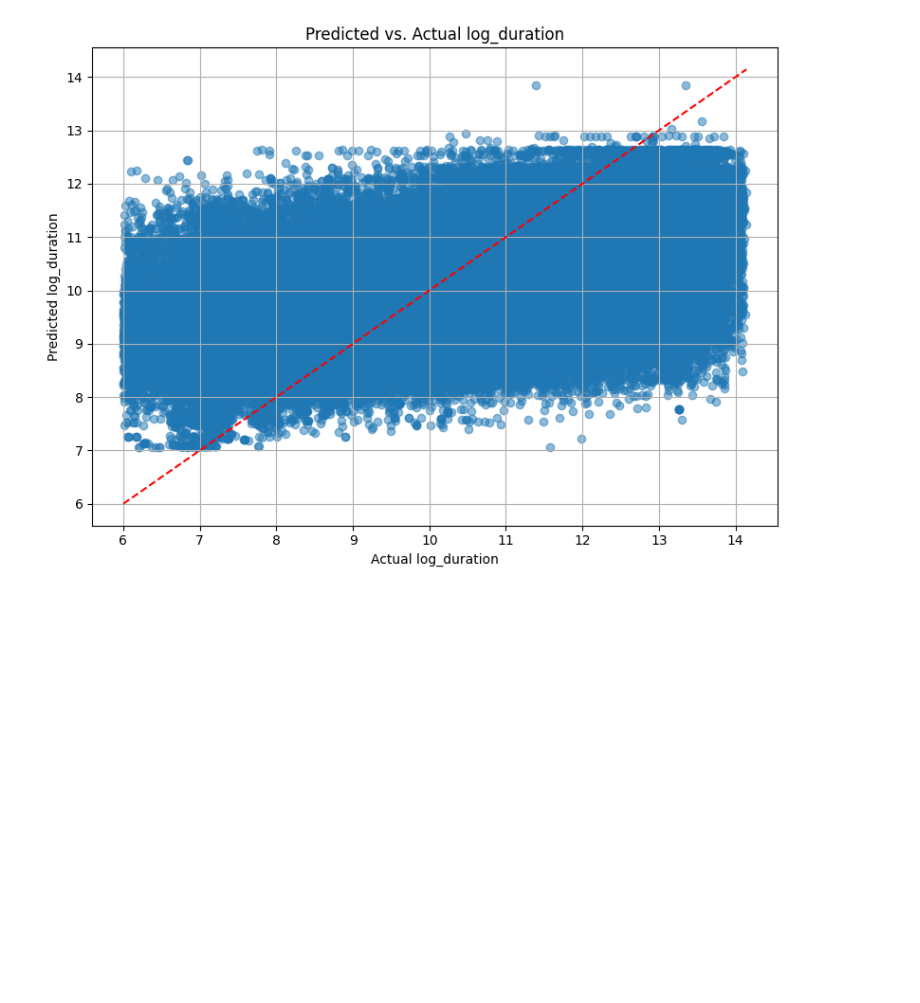
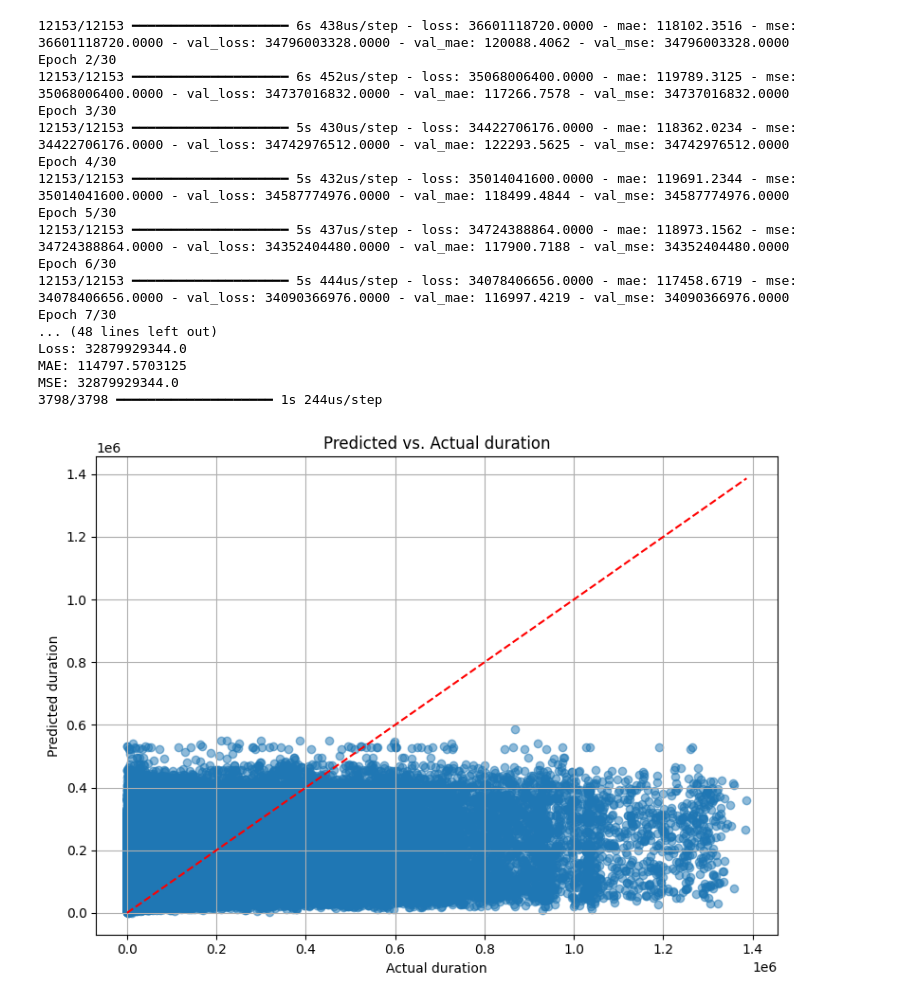
Before and after one commit to CP-RektMart/traffy-sunglui, a Jupyter notebook: ML/train2.ipynb, the cells around one changed output. Saved outputs shown, nothing was run; the diff lists cells and outputs as text; code cells hidden in the pictures; blank space fills up the shorter version.

```diff
--- a/ML/train2.ipynb
+++ b/ML/train2.ipynb
@@ -16,8 +34,7 @@ EPOCHS = 25
 BATCH_SIZE = 32
 VALIDATION_SPLIT = 0.2
 # %%
-df = pd.read_csv("data/clean.csv", index_col=0).drop(
-    columns=["Unnamed: 6"], errors="ignore"
-)
-df.sample(2)
+df = pd.read_csv("data/clean.csv").drop(columns=["Unnamed:6"], errors="ignore")
+print(df.shape)
+df.columns
 # %% [output]
@@ -135,13 +172,56 @@ plt.show()
 # %%
+X = df.drop(columns=["duration", "log_duration"])
+y = df["duration"]
+
+scaler = StandardScaler()
+X_scaled = scaler.fit_transform(X)
+
+X_train, X_test, y_train, y_test = train_test_split(
+    X_scaled, y, test_size=0.2, random_state=699
+)
+
+OPTIMIZER = "adam"
+LOSS = "mse"
+METRICS = ["mae", "mse"]
+EPOCHS = 30
+BATCH_SIZE = 32
+VALIDATION_SPLIT = 0.2
+
+model = Sequential(
+    [
+        Dense(64, activation="relu", input_shape=(X.shape[1],)),
+        Dense(64, activation="relu"),
+        Dense(32, activation="relu"),
+        Dense(16, activation="relu"),
+        Dense(8, activation="relu"),
+        Dense(1),
+    ]
+)
+
+model.compile(optimizer=OPTIMIZER, loss=LOSS, metrics=METRICS)
+
+model.fit(
+    X_train,
+    y_train,
+    epochs=EPOCHS,
+    batch_size=BATCH_SIZE,
+    validation_split=VALIDATION_SPLIT,
+)
+
+loss, mae, mse = model.evaluate(X_test, y_test)
+print(f"Loss: {loss}")
+print(f"MAE: {mae}")
+print(f"MSE: {mse}")
+
 y_pred = model.predict(X_test).flatten()
 
 import matplotlib.pyplot as plt
 
 plt.figure(figsize=(8, 6))
 plt.scatter(y_test, y_pred, alpha=0.5)
-plt.xlabel("Actual log_duration")
-plt.ylabel("Predicted log_duration")
-plt.title("Predicted vs. Actual log_duration")
+plt.xlabel("Actual duration")
+plt.ylabel("Predicted duration")
+plt.title("Predicted vs. Actual duration")
 plt.plot([y_test.min(), y_test.max()], [y_test.min(), y_test.max()], "r--")  # y=x line
 plt.grid(True)
 plt.tight_layout()
@@ -151 +231,18 @@ plt.show()
+12153/12153 ━━━━━━━━━━━━━━━━━━━━ 6s 438us/step - loss: 36601118720.0000 - mae: 118102.3516 - mse: 36601118720.0000 - val_loss: 34796003328.0000 - val_mae: 120088.4062 - val_mse: 34796003328.0000
+Epoch 2/30
+12153/12153 ━━━━━━━━━━━━━━━━━━━━ 6s 452us/step - loss: 35068006400.0000 - mae: 119789.3125 - mse: 35068006400.0000 - val_loss: 34737016832.0000 - val_mae: 117266.7578 - val_mse: 34737016832.0000
+Epoch 3/30
+12153/12153 ━━━━━━━━━━━━━━━━━━━━ 5s 430us/step - loss: 34422706176.0000 - mae: 118362.0234 - mse: 34422706176.0000 - val_loss: 34742976512.0000 - val_mae: 122293.5625 - val_mse: 34742976512.0000
+Epoch 4/30
+12153/12153 ━━━━━━━━━━━━━━━━━━━━ 5s 432us/step - loss: 35014041600.0000 - mae: 119691.2344 - mse: 35014041600.0000 - val_loss: 34587774976.0000 - val_mae: 118499.4844 - val_mse: 34587774976.0000
+Epoch 5/30
+12153/12153 ━━━━━━━━━━━━━━━━━━━━ 5s 437us/step - loss: 34724388864.0000 - mae: 118973.1562 - mse: 34724388864.0000 - val_loss: 34352404480.0000 - val_mae: 117900.7188 - val_mse: 34352404480.0000
+Epoch 6/30
+12153/12153 ━━━━━━━━━━━━━━━━━━━━ 5s 444us/step - loss: 34078406656.0000 - mae: 117458.6719 - mse: 34078406656.0000 - val_loss: 34090366976.0000 - val_mae: 116997.4219 - val_mse: 34090366976.0000
+Epoch 7/30
+... (48 lines left out)
+Loss: 32879929344.0
+MAE: 114797.5703125
+MSE: 32879929344.0
+3798/3798 ━━━━━━━━━━━━━━━━━━━━ 1s 244us/step
-[figure, old version]
+[figure, new version]
```
Also changed, not shown: parts of 15 cells of this notebook, 2 other files.
